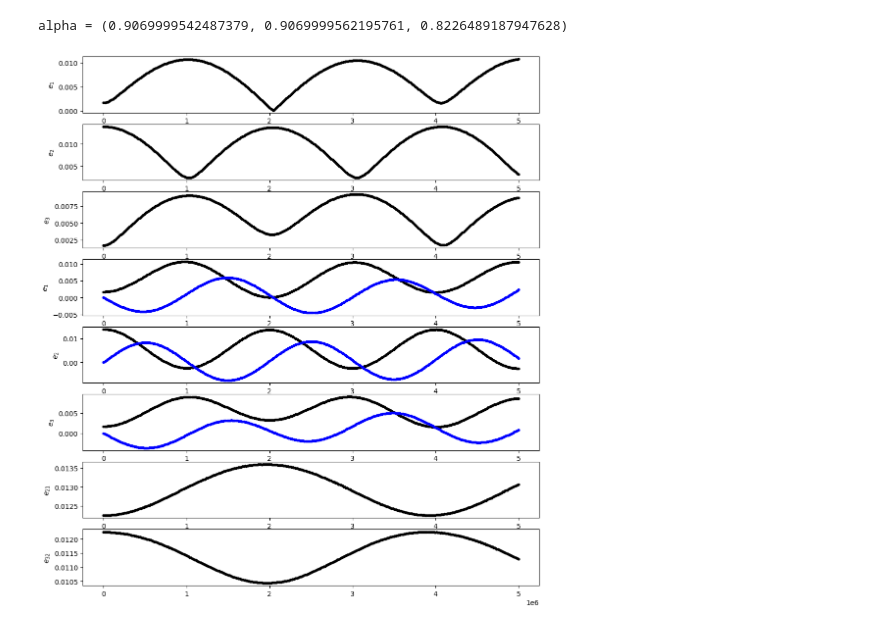
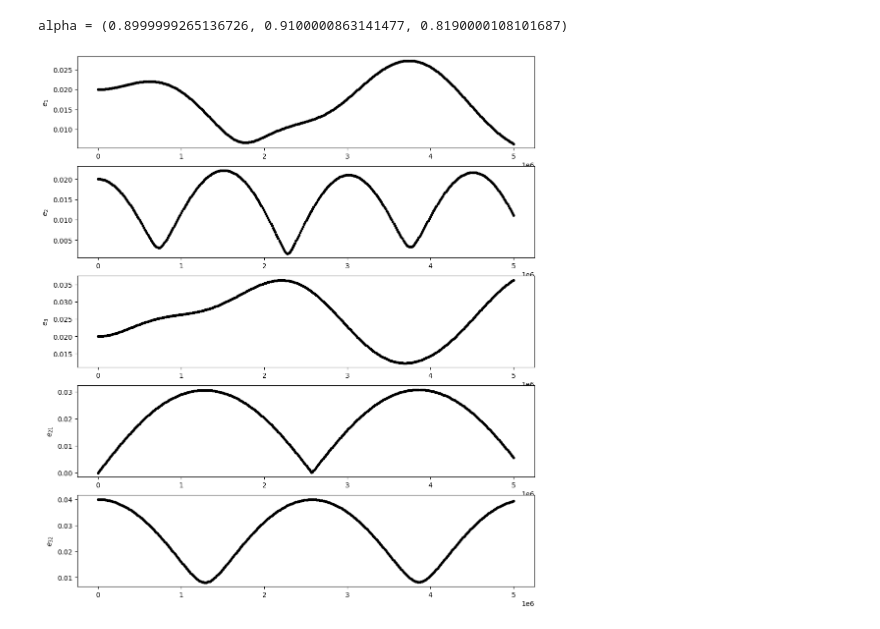
Before and after one commit to EritasY/Chaos, a Jupyter notebook: Plot eccentricity.ipynb, the cells around one changed output. Saved outputs shown, nothing was run; the diff lists cells and outputs as text; code cells hidden in the pictures.

```diff
--- a/Plot eccentricity.ipynb
+++ b/Plot eccentricity.ipynb
@@ -8,7 +8,8 @@ from celmech.poincare import Poincare
 %matplotlib inline
 # %%
 def sim(alpha, mass, ecc, pom, scale):
-    P1, P2, P3 = alpha**(3/2), 1, 1/alpha**(3/2)
+    alpha1, alpha2 = alpha
+    P1, P2, P3 = alpha1**(3/2), 1, 1/alpha2**(3/2)
     mu1, mu2, mu3 = mass
     ecc1, ecc2, ecc3 = ecc
     pomega1, pomega2, pomega3 = pom
@@ -62,7 +63,7 @@ def sim(alpha, mass, ecc, pom, scale):
         except rebound.Collision:
             break
 
-    fig, axarr = plt.subplots(nrows=8, figsize=(12,14))
+    fig, axarr = plt.subplots(nrows=5, figsize=(12,14))
     axarr[0].plot(times, ecc1, 'k.')
     axarr[0].set_ylabel(r"$e_{1}$")
 
@@ -72,28 +73,16 @@ def sim(alpha, mass, ecc, pom, scale):
     axarr[2].plot(times, ecc3, 'k.')
     axarr[2].set_ylabel(r"$e_{3}$")
 
-    axarr[3].plot(times, e1_x, 'k.')
-    axarr[3].plot(times, e1_y, 'b.')
-    axarr[3].set_ylabel(r"$e_{1}$")
+    axarr[3].plot(times, e21, 'k.')
+    axarr[3].set_ylabel(r"$e_{21}$")
 
-    axarr[4].plot(times, e2_x, 'k.')
-    axarr[4].plot(times, e2_y, 'b.')
-    axarr[4].set_ylabel(r"$e_{2}$")
-
-    axarr[5].plot(times, e3_x, 'k.')
-    axarr[5].plot(times, e3_y, 'b.')
-    axarr[5].set_ylabel(r"$e_{3}$")
-
-    axarr[6].plot(times, e21, 'k.')
-    axarr[6].set_ylabel(r"$e_{21}$")
-
-    axarr[7].plot(times, e32, 'k.')
-    axarr[7].set_ylabel(r"$e_{32}$")
+    axarr[4].plot(times, e32, 'k.')
+    axarr[4].set_ylabel(r"$e_{32}$")
 # %%
-sim(0.907, (1e-8,1e-8,1e-8), (0.001691019787257627, 0.013938468501173518, 0.001691019787257627),(0,0,0), 5e6)
+sim((0.9, 0.91), (2e-8,1e-8,1e-8), (0.02, 0.02, 0.02),(0,0,np.pi), 5e6)
 # %% [output]
-alpha = (0.9069999542487379, 0.9069999562195761, 0.8226489187947628)
+alpha = (0.8999999265136726, 0.9100000863141477, 0.8190000108101687)
-[figure, old version]
+[figure, new version]
 # %%
 # first-order resonance chart
 # %% [markdown]
```
Also changed, not shown: 4 other files.
